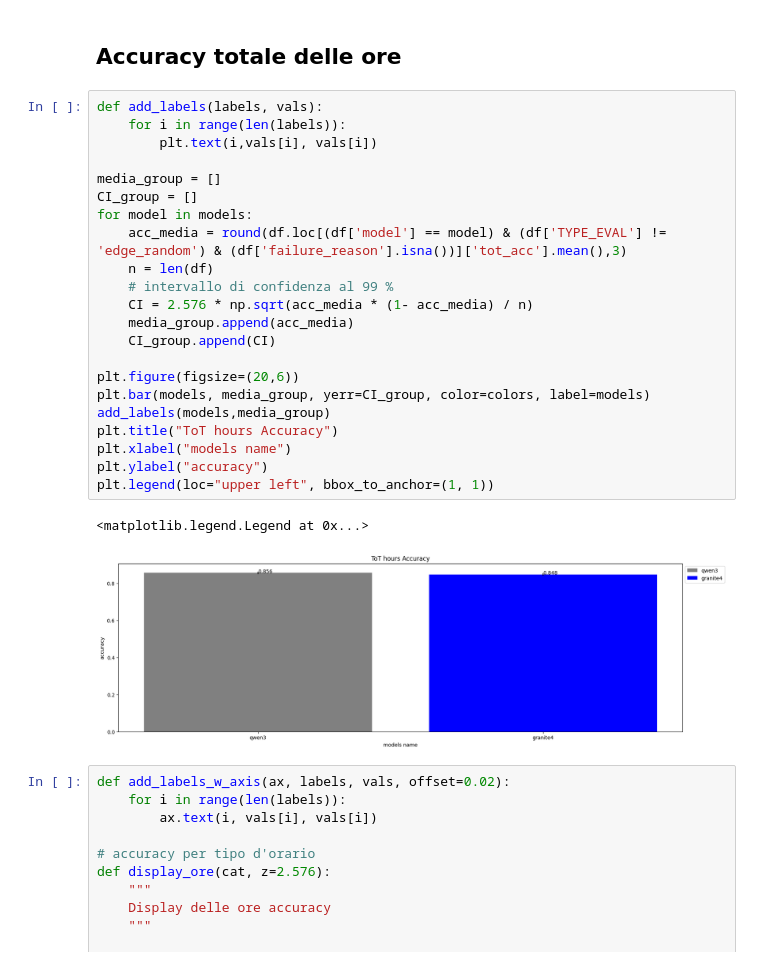
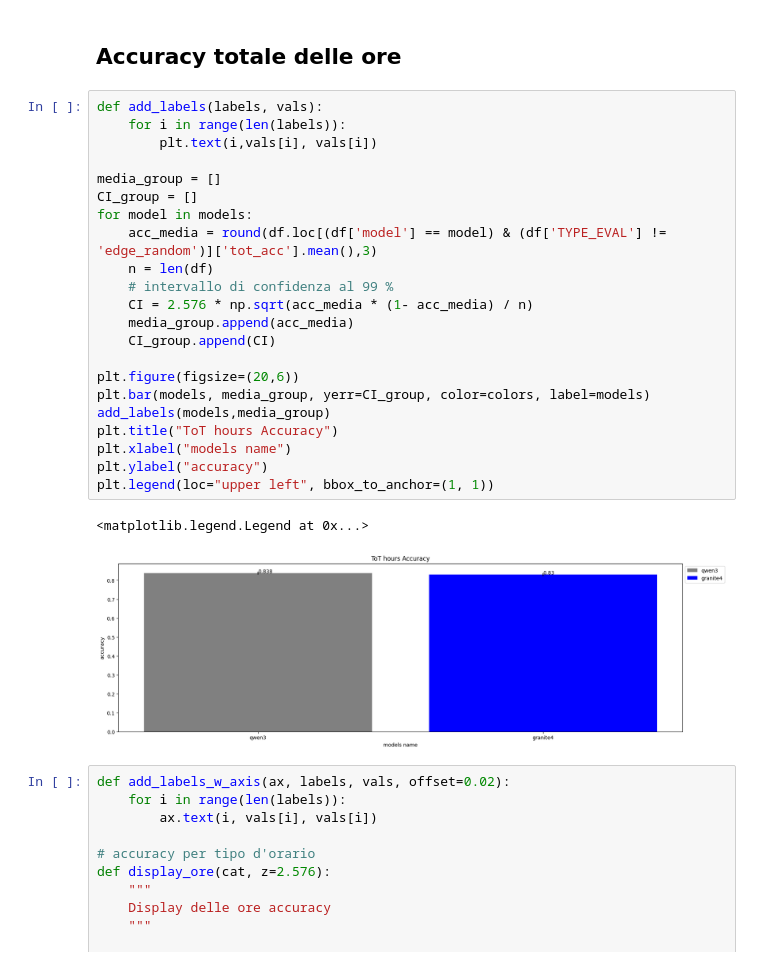
Before and after one commit to Rdm-Nico/SitiBTAgent, a Jupyter notebook: visualization/test_dataset_multilingue.ipynb, the cells around one changed output. Saved outputs shown, nothing was run; the diff lists cells and outputs as text.

```diff
--- a/visualization/test_dataset_multilingue.ipynb
+++ b/visualization/test_dataset_multilingue.ipynb
@@ -143,28 +143,28 @@ df.loc[df['failure_reason'] == 'function calls disalignment with the messages'][
 # %%
 def add_labels(labels, vals):
     for i in range(len(labels)):
         plt.text(i,vals[i], vals[i])
 
 media_group = []
 CI_group = []
 for model in models:
-    acc_media = round(df.loc[(df['model'] == model) & (df['TYPE_EVAL'] != 'edge_random') & (df['failure_reason'].isna())]['tot_acc'].mean(),3)
+    acc_media = round(df.loc[(df['model'] == model) & (df['TYPE_EVAL'] != 'edge_random')]['tot_acc'].mean(),3)
     n = len(df)
     # intervallo di confidenza al 99 %
     CI = 2.576 * np.sqrt(acc_media * (1- acc_media) / n)
     media_group.append(acc_media)
     CI_group.append(CI)
 
 plt.figure(figsize=(20,6))
 plt.bar(models, media_group, yerr=CI_group, color=colors, label=models)
 add_labels(models,media_group)
 plt.title("ToT hours Accuracy")
 plt.xlabel("models name")
 plt.ylabel("accuracy")
 plt.legend(loc="upper left", bbox_to_anchor=(1, 1))
 # %% [output]
 <matplotlib.legend.Legend at 0x...>
-[figure, old version]
+[figure, new version]
 # %%
 def add_labels_w_axis(ax, labels, vals, offset=0.02):
     for i in range(len(labels)):
```
Also changed, not shown: parts of 1 cell of this notebook, 3 other files.
